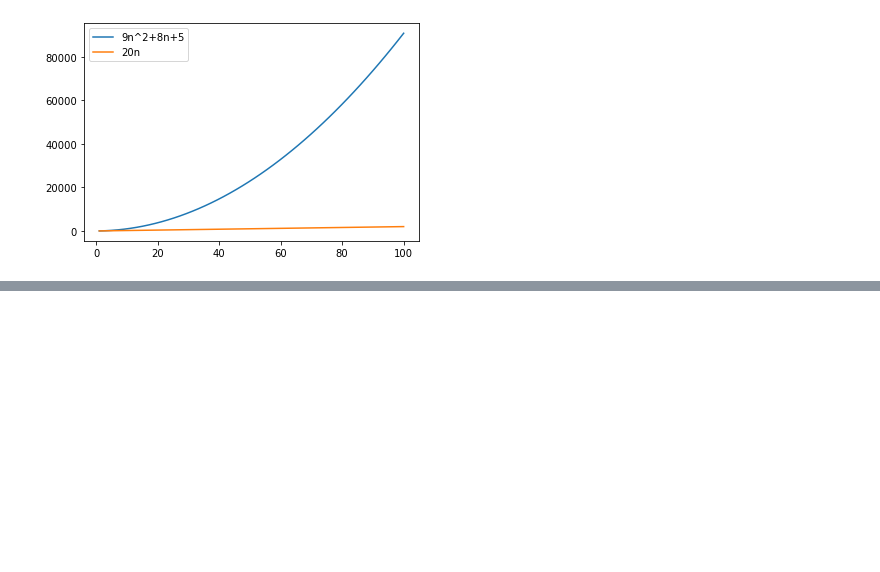
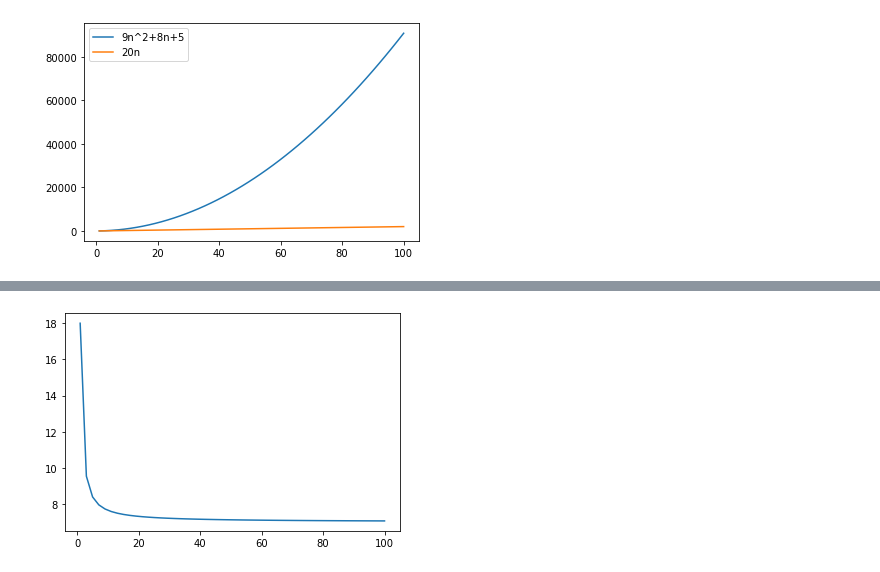
Before and after one commit to AayushTyagi1/Analyzing-Big-O-Notation, a Jupyter notebook: Analyzing Big-O Notation.ipynb, the cells around one changed output, grey strips where cells are left out. Cells and saved outputs as stored; diff of their text form; code cells hidden in the pictures; blank space fills up the shorter version.

```diff
--- a/Analyzing Big-O Notation.ipynb
+++ b/Analyzing Big-O Notation.ipynb
@@ -35,0 +84,6 @@ plt.show()
+# %%
+n = np.linspace(1, 100)
+plt.plot(n, (7 * n * n + 6 * n + 5)/(n * n))
+plt.show()
+# %% [output]
+[figure, added]
```
Also changed, not shown: parts of 11 cells of this notebook.
